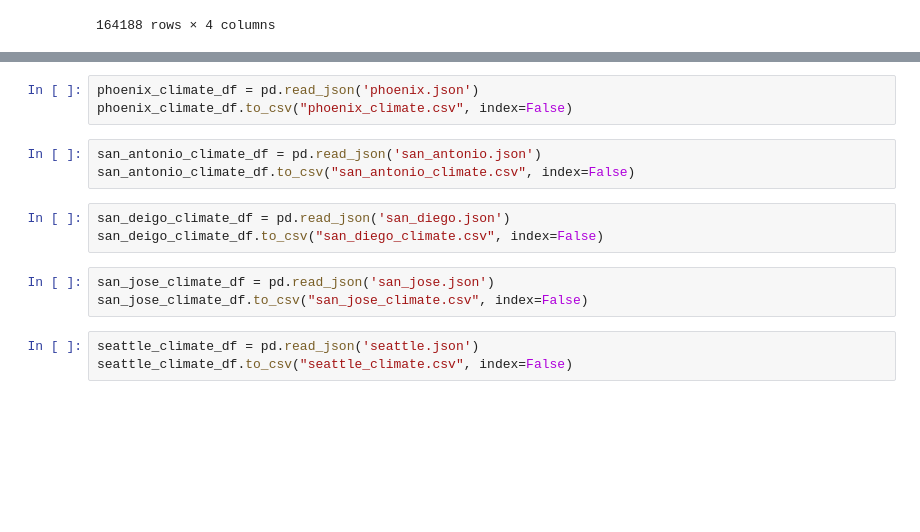
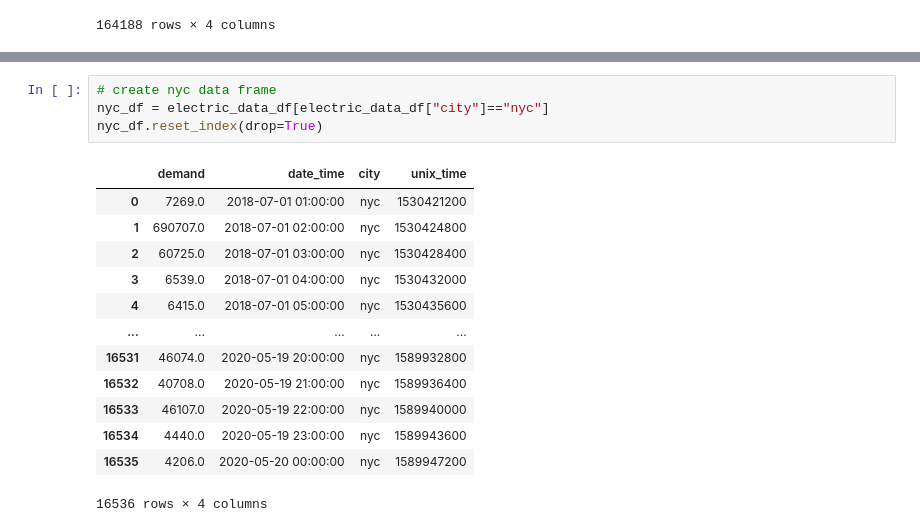
Before and after one commit to claytonmknight/Project3-Group5, a Jupyter notebook: ETL_code.ipynb, the cells around one changed output, grey strips where cells are left out. Drawn from its saved outputs; the diff is of its cells as text; blank space fills up the shorter version.

```diff
--- a/Resources/ETL_code.ipynb
+++ b/ETL_code.ipynb
@@ -335,15 +143,18 @@ philadelphia_climate_df.to_csv("philadelphia_climate.csv", index=False)
-# %%
-phoenix_climate_df = pd.read_json('phoenix.json')
-phoenix_climate_df.to_csv("phoenix_climate.csv", index=False)
-# %%
-san_antonio_climate_df = pd.read_json('san_antonio.json')
-san_antonio_climate_df.to_csv("san_antonio_climate.csv", index=False)
-# %%
-san_deigo_climate_df = pd.read_json('san_diego.json')
-san_deigo_climate_df.to_csv("san_diego_climate.csv", index=False)
-# %%
-san_jose_climate_df = pd.read_json('san_jose.json')
-san_jose_climate_df.to_csv("san_jose_climate.csv", index=False)
-# %%
-seattle_climate_df = pd.read_json('seattle.json')
-seattle_climate_df.to_csv("seattle_climate.csv", index=False)
+# %%
+# create nyc data frame
+nyc_df = electric_data_df[electric_data_df["city"]=="nyc"]
+nyc_df.reset_index(drop=True)
+# %% [output]
+|  | demand | date_time | city | unix_time |
+| 0 | 7269.0 | 2018-07-01 01:00:00 | nyc | 1530421200 |
+| 1 | 690707.0 | 2018-07-01 02:00:00 | nyc | 1530424800 |
+| 2 | 60725.0 | 2018-07-01 03:00:00 | nyc | 1530428400 |
+| 3 | 6539.0 | 2018-07-01 04:00:00 | nyc | 1530432000 |
+| 4 | 6415.0 | 2018-07-01 05:00:00 | nyc | 1530435600 |
+| ... | ... | ... | ... | ... |
+| 16531 | 46074.0 | 2020-05-19 20:00:00 | nyc | 1589932800 |
+| 16532 | 40708.0 | 2020-05-19 21:00:00 | nyc | 1589936400 |
+| 16533 | 46107.0 | 2020-05-19 22:00:00 | nyc | 1589940000 |
+| 16534 | 4440.0 | 2020-05-19 23:00:00 | nyc | 1589943600 |
+| 16535 | 4206.0 | 2020-05-20 00:00:00 | nyc | 1589947200 |
+16536 rows × 4 columns
```
Also changed, not shown: parts of 45 cells of this notebook, 23 other files.
